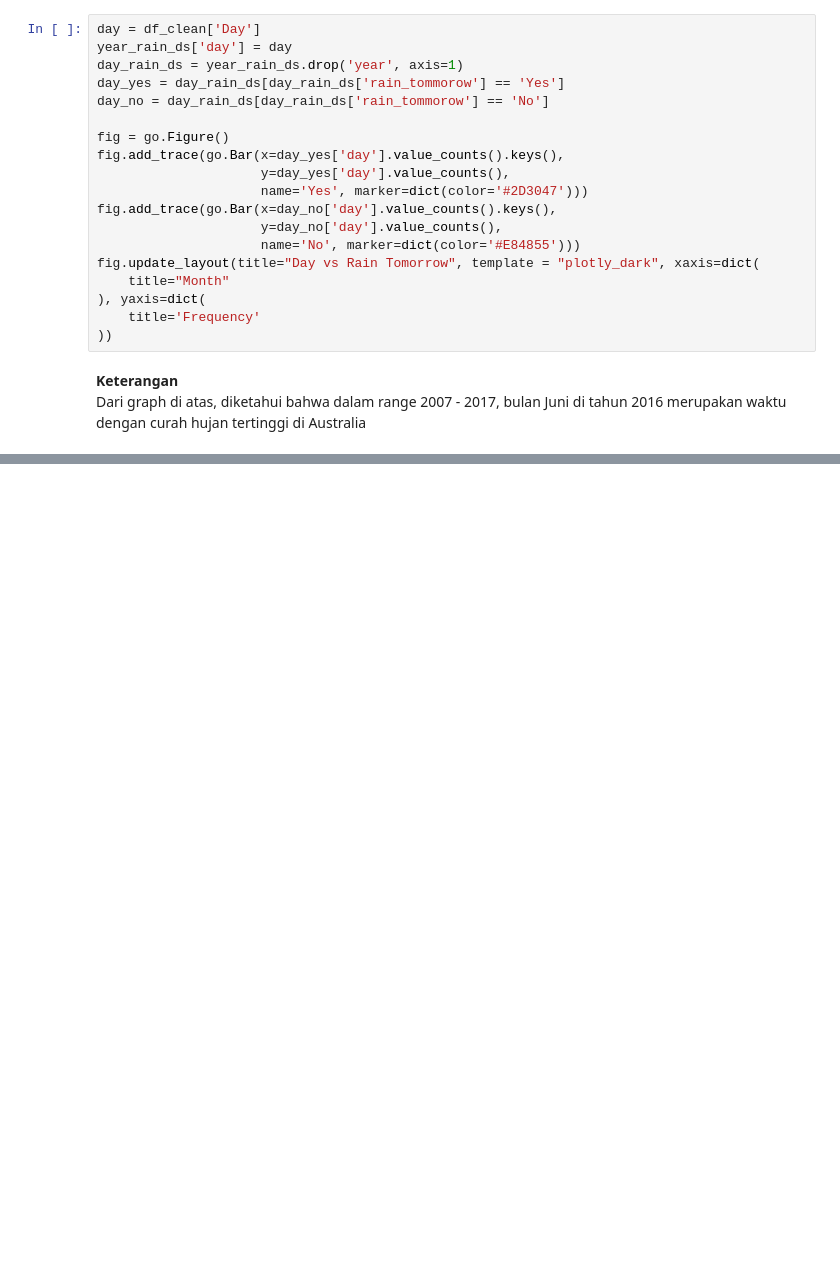
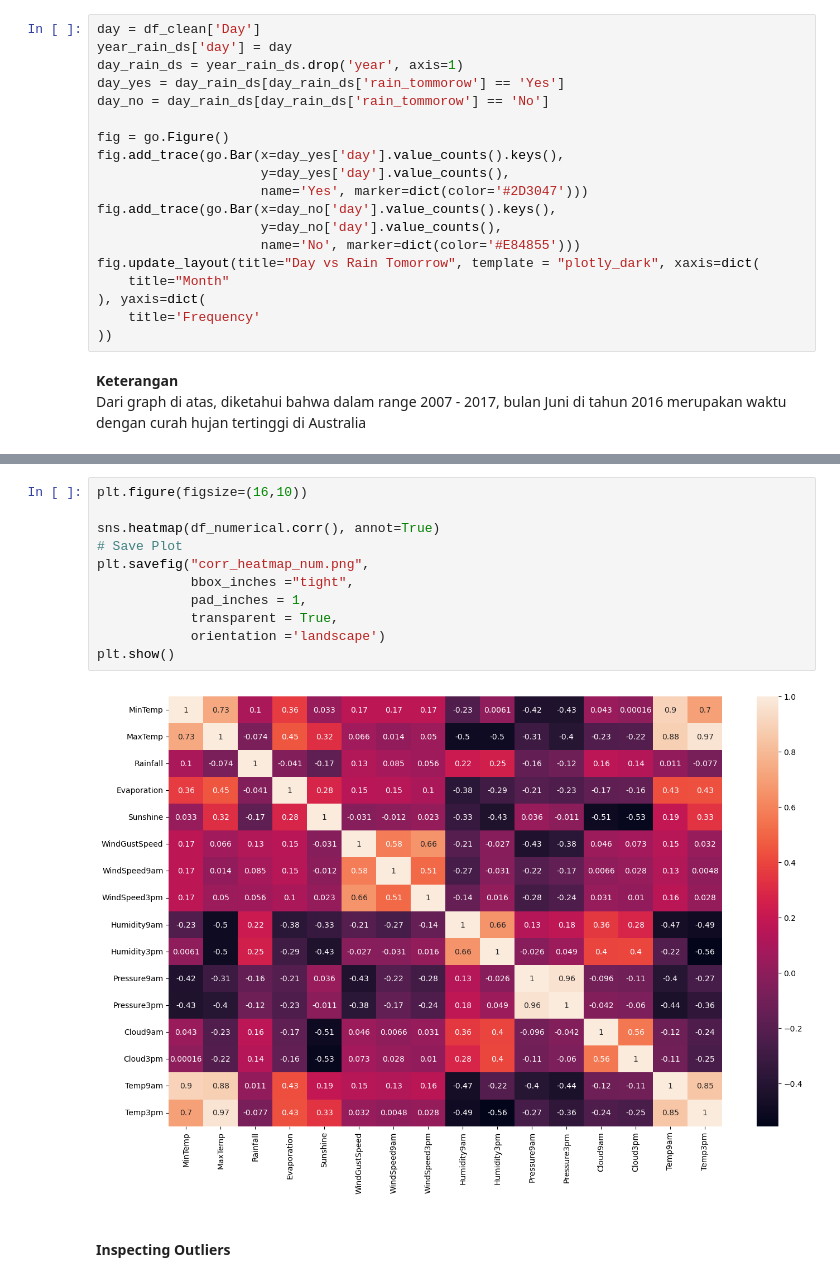
Before and after one commit to qarisp/H8_PYTN-KS08-019, a Jupyter notebook: FinalProject/FinalProject2/Notebook/PYTN_KampusMerdeka_fp2_Qaris Ardian Pratama.ipynb, the cells around one changed output, grey strips where cells are left out. Saved outputs shown, nothing was run; the diff lists cells and outputs as text; blank space fills up the shorter version.

```diff
--- a/FinalProject/FinalProject2/Notebook/PYTN_KampusMerdeka_fp2_Qaris Ardian Pratama.ipynb
+++ b/FinalProject/FinalProject2/Notebook/PYTN_KampusMerdeka_fp2_Qaris Ardian Pratama.ipynb
@@ -455,0 +629,15 @@ Dari graph di atas, diketahui bahwa dalam range 2007 - 2017, bulan Juni di tahun
+# %%
+plt.figure(figsize=(16,10))
+
+sns.heatmap(df_numerical.corr(), annot=True)
+# Save Plot
+plt.savefig("corr_heatmap_num.png",
+            bbox_inches ="tight",
+            pad_inches = 1,
+            transparent = True,
+            orientation ='landscape')
+plt.show()
+# %% [output]
+[figure, added]
+# %% [markdown]
+#### Inspecting Outliers
```
Also changed, not shown: parts of 60 cells of this notebook, 7 other files.
